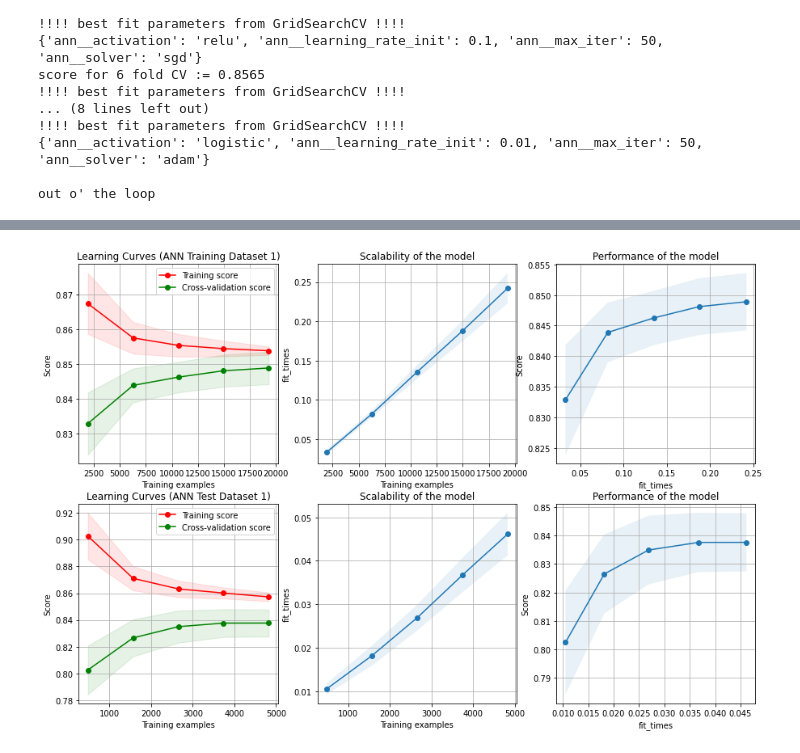
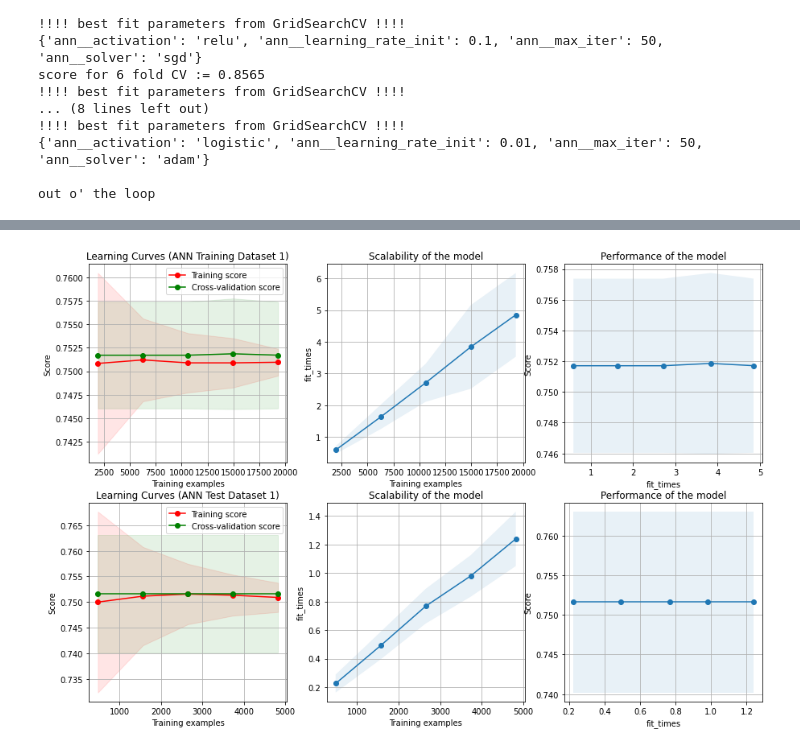
Before and after one commit to zparnold/cs7641, a Jupyter notebook: assignment1/ann1.ipynb, the cells around one changed output, grey strips where cells are left out. Saved outputs shown, nothing was run; the diff lists cells and outputs as text; code cells hidden in the pictures.

```diff
--- a/assignment1/ann1.ipynb
+++ b/assignment1/ann1.ipynb
@@ -154,8 +154,10 @@ from sklearn.neural_network import MLPClassifier
 from sklearn.metrics import confusion_matrix
 from sklearn.metrics import accuracy_score
 from sklearn.metrics import f1_score
+from sklearn.metrics import matthews_corrcoef
 
-DecsTree = MLPClassifier(activation='tanh', learning_rate_init=0.01, solver='sgd', max_iter=50)
+
+DecsTree = MLPClassifier(hidden_layer_sizes=(100), activation='relu', learning_rate_init=0.1, solver='sgd', max_iter=50)
 DecsTree.fit(X_train, y_train)
 
 
@@ -168,10 +170,13 @@ print(conf_matrix_train)
 print('testing data confusion matrix')
 print(conf_matrix_test)
 
+print('training accuracy rate: {}'.format(accuracy_score(y_train, y_pred_train)))
+print('test accuracy rate: {}'.format(accuracy_score(y_test, y_pred_test)))
+
 print('training error rate: {}'.format(1 - accuracy_score(y_train, y_pred_train)))
 print('test error rate: {}'.format(1 - accuracy_score(y_test, y_pred_test)))
 
-print('training F1 Score: {}'.format(1 - f1_score(y_train, y_pred_train)))
-print('test F1 score: {}'.format(1 - f1_score(y_test, y_pred_test)))
+print('training matthews_corrcoef Score: {}'.format(matthews_corrcoef(y_train, y_pred_train)))
+print('test matthews_corrcoef score: {}'.format(matthews_corrcoef(y_test, y_pred_test)))
 # %% [output]
 training data confusion matrix
@@ -303,32 +310,33 @@ def plot_learning_curve(estimator, title, X, y, axes=None, ylim=None, cv=None,
 
     # Plot fit_time vs score
     axes[2].grid()
     axes[2].plot(fit_times_mean, test_scores_mean, 'o-')
     axes[2].fill_between(fit_times_mean, test_scores_mean - test_scores_std,
                          test_scores_mean + test_scores_std, alpha=0.1)
     axes[2].set_xlabel("fit_times")
     axes[2].set_ylabel("Score")
     axes[2].set_title("Performance of the model")
 
     return plt
 
 
 fig, axes = plt.subplots(2,3, figsize=(15, 10))
 
 title = "Learning Curves (ANN Training Dataset 1)"
 # Cross validation with 100 iterations to get smoother mean test and train
 # score curves, each time with 20% data randomly selected as a validation set.
 cv = ShuffleSplit(n_splits=100, test_size=0.2, random_state=0)
 
-estimator = DecisionTreeClassifier(criterion='entropy', max_depth=7, splitter='best', ccp_alpha=0.0001)
+estimator = MLPClassifier(hidden_layer_sizes=(10,10,10,10,10),activation='logistic', learning_rate_init=0.005, solver='adam', max_iter=50)
+
 
 plot_learning_curve(estimator, title, X_train, y_train,cv=cv, n_jobs=-1, axes=axes[0, :])
 title = "Learning Curves (ANN Test Dataset 1)"
 
 plot_learning_curve(estimator, title, X_test, y_test,cv=cv, n_jobs=-1, axes=axes[1, :])
 
 
 
 plt.show()
 # %% [output]
-[figure, old version]
+[figure, new version]
```
Also changed, not shown: parts of 5 cells of this notebook, 17 other files.
